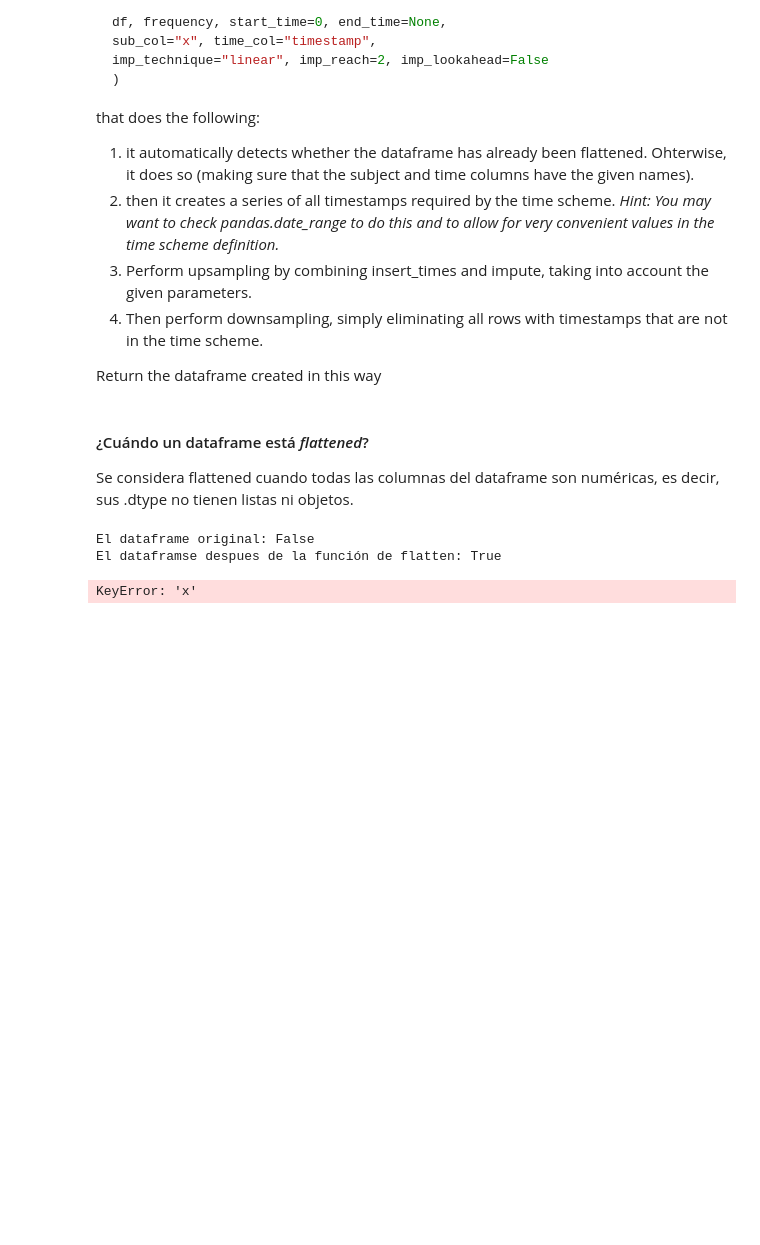
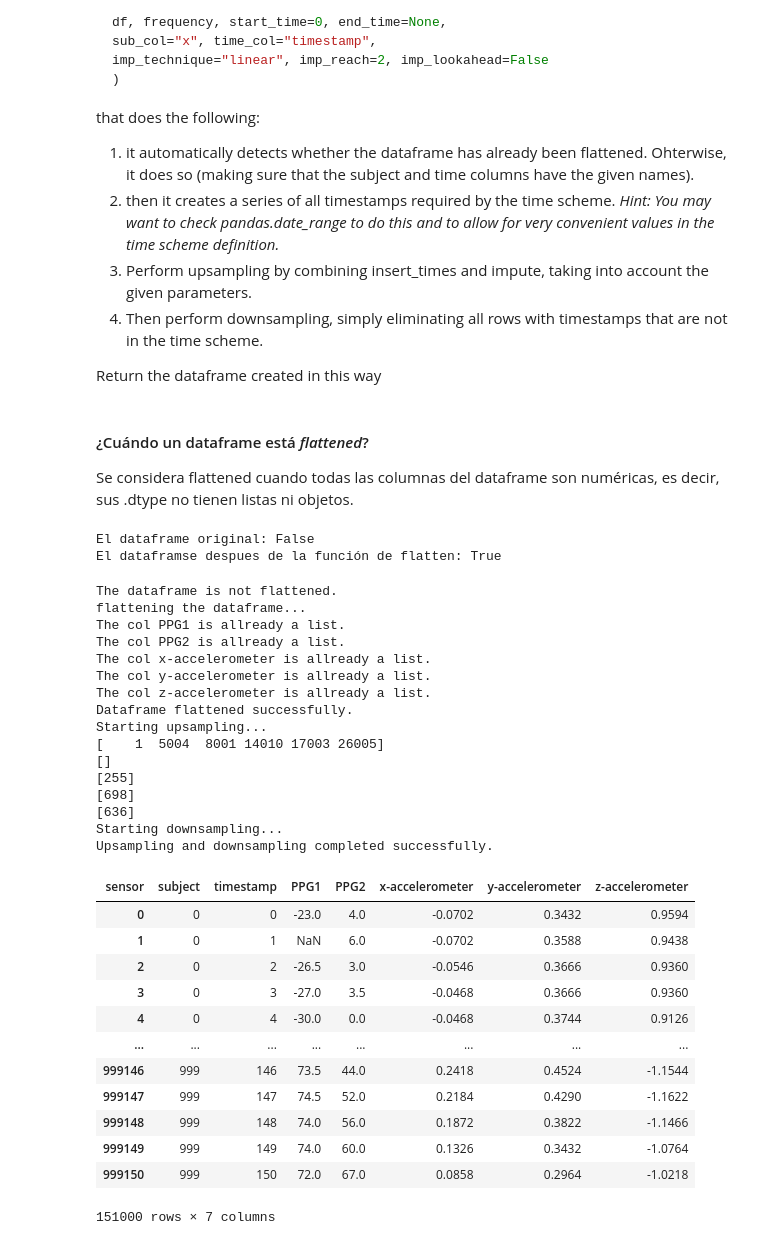
Before and after one commit to RegalParasite/TimeSesires-Sheets, a Jupyter notebook: Sheet-1.ipynb, the cells around one changed output. Saved outputs shown, nothing was run; the diff lists cells and outputs as text; code cells hidden in the pictures; blank space fills up the shorter version.

```diff
--- a/Sheet-1.ipynb
+++ b/Sheet-1.ipynb
@@ -324,5 +327,32 @@ end_time = 15
-# %%
-
-prepare_data(prep_data,frequency=1, start_time, end_time, imp_technique="linear", imp_reach=2, imp_lookahead=False)
-# %% [output]
-KeyError: 'x'
+# %%
+prepare_data(df,frequency=1, start_time=0, end_time=150, sub_col="subject", time_col="timestamp", imp_technique="linear")
+# %% [output]
+The dataframe is not flattened.
+flattening the dataframe...
+The col PPG1 is allready a list.
+The col PPG2 is allready a list.
+The col x-accelerometer is allready a list.
+The col y-accelerometer is allready a list.
+The col z-accelerometer is allready a list.
+Dataframe flattened successfully.
+Starting upsampling...
+[    1  5004  8001 14010 17003 26005]
+[]
+[255]
+[698]
+[636]
+Starting downsampling...
+Upsampling and downsampling completed successfully.
+| sensor | subject | timestamp | PPG1 | PPG2 | x-accelerometer | y-accelerometer | z-accelerometer |
+| 0 | 0 | 0 | -23.0 | 4.0 | -0.0702 | 0.3432 | 0.9594 |
+| 1 | 0 | 1 | NaN | 6.0 | -0.0702 | 0.3588 | 0.9438 |
+| 2 | 0 | 2 | -26.5 | 3.0 | -0.0546 | 0.3666 | 0.9360 |
+| 3 | 0 | 3 | -27.0 | 3.5 | -0.0468 | 0.3666 | 0.9360 |
+| 4 | 0 | 4 | -30.0 | 0.0 | -0.0468 | 0.3744 | 0.9126 |
+| ... | ... | ... | ... | ... | ... | ... | ... |
+| 999146 | 999 | 146 | 73.5 | 44.0 | 0.2418 | 0.4524 | -1.1544 |
+| 999147 | 999 | 147 | 74.5 | 52.0 | 0.2184 | 0.4290 | -1.1622 |
+| 999148 | 999 | 148 | 74.0 | 56.0 | 0.1872 | 0.3822 | -1.1466 |
+| 999149 | 999 | 149 | 74.0 | 60.0 | 0.1326 | 0.3432 | -1.0764 |
+| 999150 | 999 | 150 | 72.0 | 67.0 | 0.0858 | 0.2964 | -1.0218 |
+151000 rows × 7 columns
```
Also changed, not shown: parts of 2 cells of this notebook.
